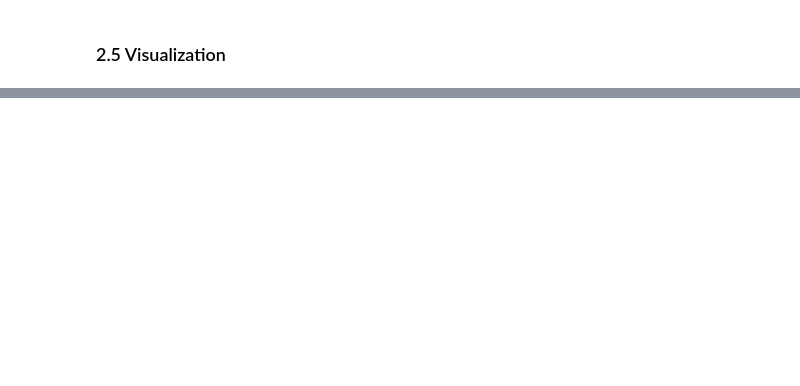
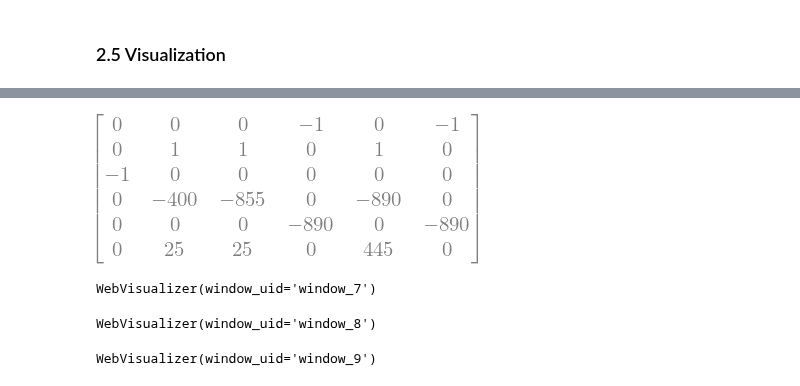
Before and after one commit to BirkHveding/RobotTek, a Jupyter notebook: Oppg2/task_21_to_24_jupyter.ipynb, the cells around one changed output, grey strips where cells are left out. Saved outputs shown, nothing was run; the diff lists cells and outputs as text; code cells hidden in the pictures; blank space fills up the shorter version.

```diff
--- a/Oppg2/task_21_to_24_jupyter.ipynb
+++ b/Oppg2/task_21_to_24_jupyter.ipynb
@@ -170,0 +242,64 @@ NameError: name 'Mi' is not defined
+# %%
+M1=sp.Matrix([[0, 1, 0, 0],
+             [1, 0, 0, 0],
+             [0, 0, -1, 200],
+             [0, 0, 0, 1]])
+
+M2=sp.Matrix([[0, 1, 0, 25],
+             [0, 0, 1, 0],
+             [1, 0, 0, 400],
+             [0, 0, 0, 1]])
+
+M3=sp.Matrix([[1, 0, 0, 25],
+             [0, 0, 1, 0],
+             [0, -1, 0, 855],
+             [0, 0, 0, 1]])
+
+M4=sp.Matrix([[0, 0, -1, 25+420],
+             [0, 1, 0, 0],
+             [1, 0, 0, 400+455+35],
+             [0, 0, 0, 1]])
+M5=sp.Matrix([[1, 0, 0, 25+420],
+             [0, 0, 1, 0],
+             [0, -1, 0, 400+455+35],
+             [0, 0, 0, 1]])
+M6=sp.Matrix([[0, 0, -1, 525],
+             [0, 1, 0, 0],
+             [1, 0, 0, 400+455+35],
+             [0, 0, 0, 1]])
+Mlist = np.array([M1,M2,M3,M4,M5,M6], dtype=float)
+
+om = sp.zeros(3,6)
+om1 = om[:, 0] = M1[:3, 2]
+om2 = om[:, 1] = M2[:3, 2]
+om3 = om[:, 2] = M3[:3, 2]
+om4 = om[:, 3] = M4[:3, 2]
+om5 = om[:, 4] = M5[:3, 2]
+om6 = om[:, 5] = M6[:3, 2]
+q = sp.zeros(3,6)
+q1 = q[:,0] = M1[:3, 3]
+q2 = q[:,1] = M2[:3, 3]
+q3 = q[:,2] = M3[:3, 3]
+q4 = q[:,3] = M4[:3, 3]
+q5 = q[:,4] = M5[:3, 3]
+q6 = q[:,5] = M6[:3, 3]
+
+S_list = Slist_maker(om,q)
+S_list
+# %% [output]
+[figure, added]
+# %%
+Kuka = Robot(Mlist, ['z', '-z', 'x', 'x', 'z','x'] )
+Kuka.draw_robot()
+# %% [output]
+WebVisualizer(window_uid='window_7')
+# %%
+Kuka.transform(S_list,[-1.1416,  1.038 , -4.2855, -1.5708,  1.5708, -0.2475])
+Kuka.draw_robot()
+# %% [output]
+WebVisualizer(window_uid='window_8')
+# %%
+Kuka.transform(S_list,[-1.1416, -1.3258,  1.3102, -1.5708,  1.5708,  2.9844])
+Kuka.draw_robot()
+# %% [output]
+WebVisualizer(window_uid='window_9')
```
Also changed, not shown: parts of 8 cells of this notebook, 5 other files.
